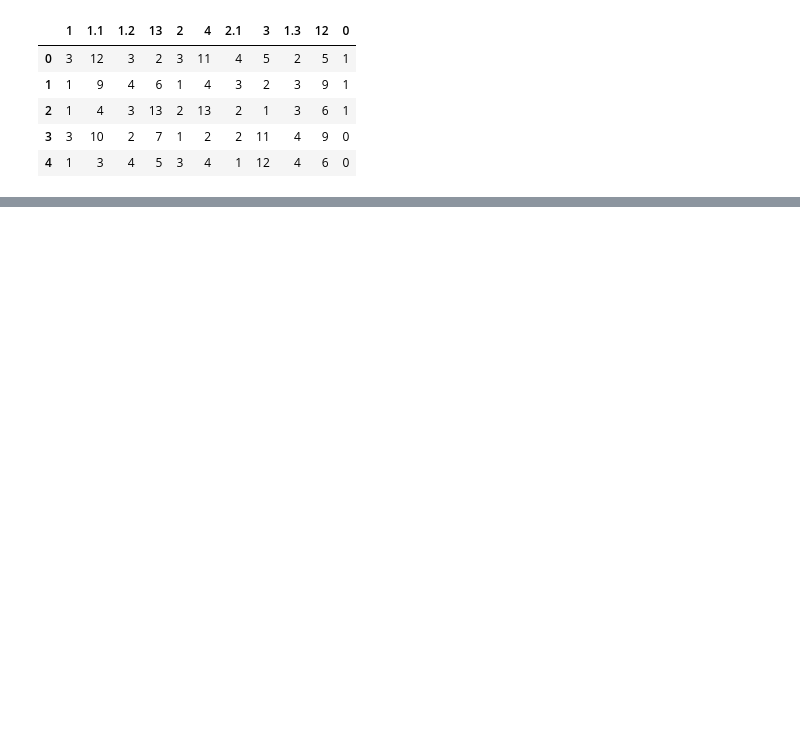
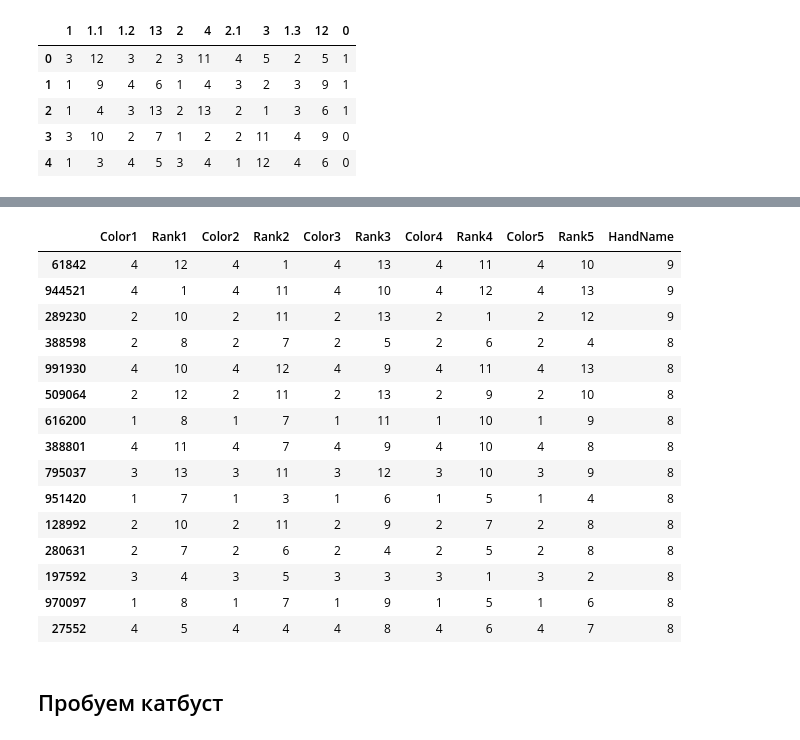
Before and after one commit to Dan435/MLProject, a Jupyter notebook: PokerHands.ipynb, the cells around one changed output, grey strips where cells are left out. Cells and saved outputs as stored; diff of their text form; code cells hidden in the pictures; blank space fills up the shorter version.

```diff
--- a/PokerHands.ipynb
+++ b/PokerHands.ipynb
@@ -47,0 +157,22 @@ df.head()
+# %%
+testing = testing.sort_values(['HandName'], ascending = False)
+testing.head(15)
+# %% [output]
+|  | Color1 | Rank1 | Color2 | Rank2 | Color3 | Rank3 | Color4 | Rank4 | Color5 | Rank5 | HandName |
+| 61842 | 4 | 12 | 4 | 1 | 4 | 13 | 4 | 11 | 4 | 10 | 9 |
+| 944521 | 4 | 1 | 4 | 11 | 4 | 10 | 4 | 12 | 4 | 13 | 9 |
+| 289230 | 2 | 10 | 2 | 11 | 2 | 13 | 2 | 1 | 2 | 12 | 9 |
+| 388598 | 2 | 8 | 2 | 7 | 2 | 5 | 2 | 6 | 2 | 4 | 8 |
+| 991930 | 4 | 10 | 4 | 12 | 4 | 9 | 4 | 11 | 4 | 13 | 8 |
+| 509064 | 2 | 12 | 2 | 11 | 2 | 13 | 2 | 9 | 2 | 10 | 8 |
+| 616200 | 1 | 8 | 1 | 7 | 1 | 11 | 1 | 10 | 1 | 9 | 8 |
+| 388801 | 4 | 11 | 4 | 7 | 4 | 9 | 4 | 10 | 4 | 8 | 8 |
+| 795037 | 3 | 13 | 3 | 11 | 3 | 12 | 3 | 10 | 3 | 9 | 8 |
+| 951420 | 1 | 7 | 1 | 3 | 1 | 6 | 1 | 5 | 1 | 4 | 8 |
+| 128992 | 2 | 10 | 2 | 11 | 2 | 9 | 2 | 7 | 2 | 8 | 8 |
+| 280631 | 2 | 7 | 2 | 6 | 2 | 4 | 2 | 5 | 2 | 8 | 8 |
+| 197592 | 3 | 4 | 3 | 5 | 3 | 3 | 3 | 1 | 3 | 2 | 8 |
+| 970097 | 1 | 8 | 1 | 7 | 1 | 9 | 1 | 5 | 1 | 6 | 8 |
+| 27552 | 4 | 5 | 4 | 4 | 4 | 8 | 4 | 6 | 4 | 7 | 8 |
+# %% [markdown]
+## Пробуем катбуст
```
Also changed, not shown: parts of 14 cells of this notebook.
